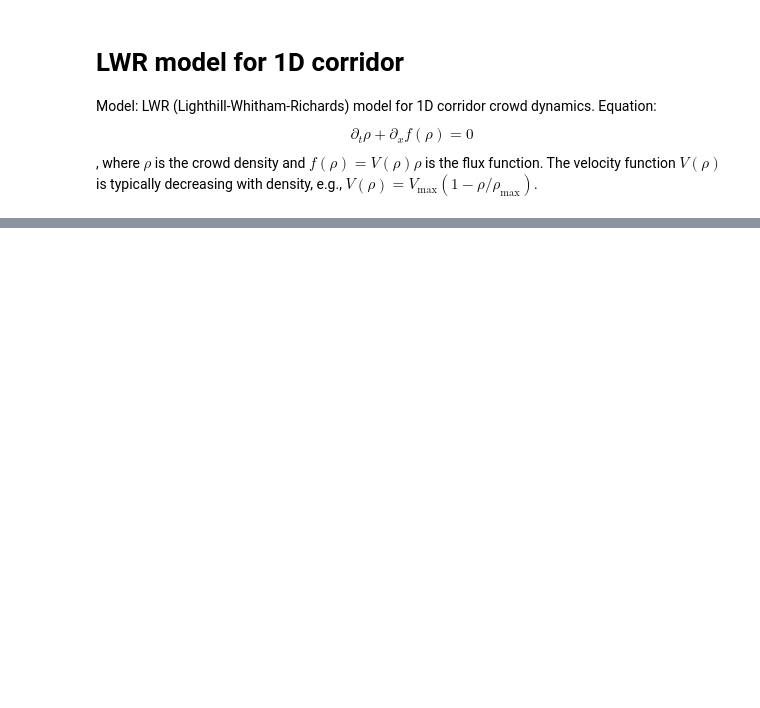
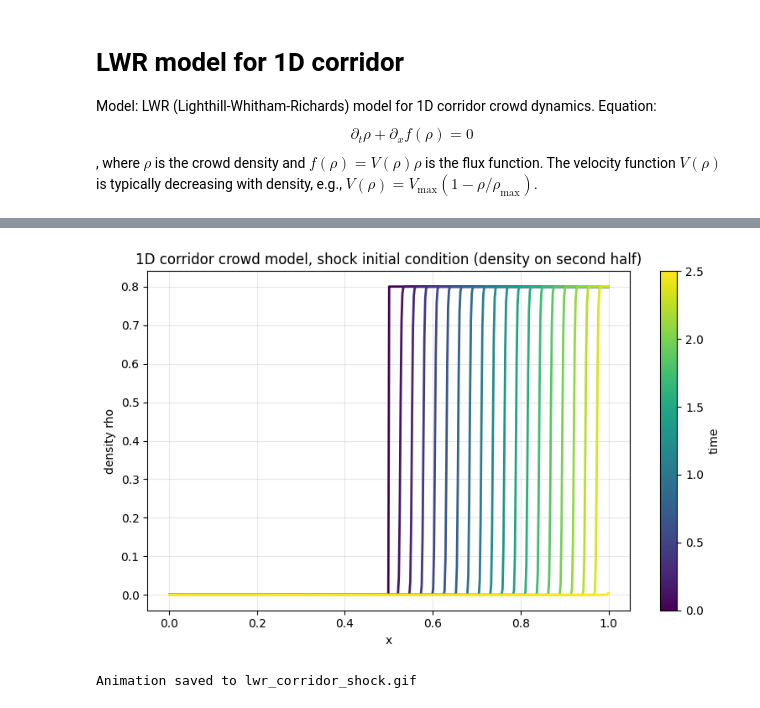
Before and after one commit to margheritabonan/Crowd-Modelling, a Jupyter notebook: crowd_modelling.ipynb, the cells around one changed output, grey strips where cells are left out. Cells and saved outputs as stored; diff of their text form; code cells hidden in the pictures; blank space fills up the shorter version.

```diff
--- a/crowd_modelling.ipynb
+++ b/crowd_modelling.ipynb
@@ -264,0 +280,18 @@ Animation saved to density_evolution.gif
+# %%
+# density only on second half of the corridor, free outflow on the right, no inflow on the left
+initial_density_shock2 = lambda x: np.where(x < 0.5, 0.0, 0.8)
+
+x, snaps, diag = solve_lwr_corridor(
+    initial_density_shock2,
+    rho_left=0.0, # no inflow on the left, just the initial shock
+    rho_right=None, # free outflow on the right
+    T = 2.5,
+    num_time_steps=10000,
+)
+plot_density_snapshots(x, snaps, title="1D corridor crowd model, shock initial condition (density on second half)")
+
+# gif
+#create_density_animation(x, snaps, filename="lwr_corridor_shock.gif", title="1D corridor crowd model: finite volume LWR, shock initial condition", fps=5)
+# %% [output]
+[figure, added]
+Animation saved to lwr_corridor_shock.gif
```
Also changed, not shown: parts of 12 cells of this notebook.
